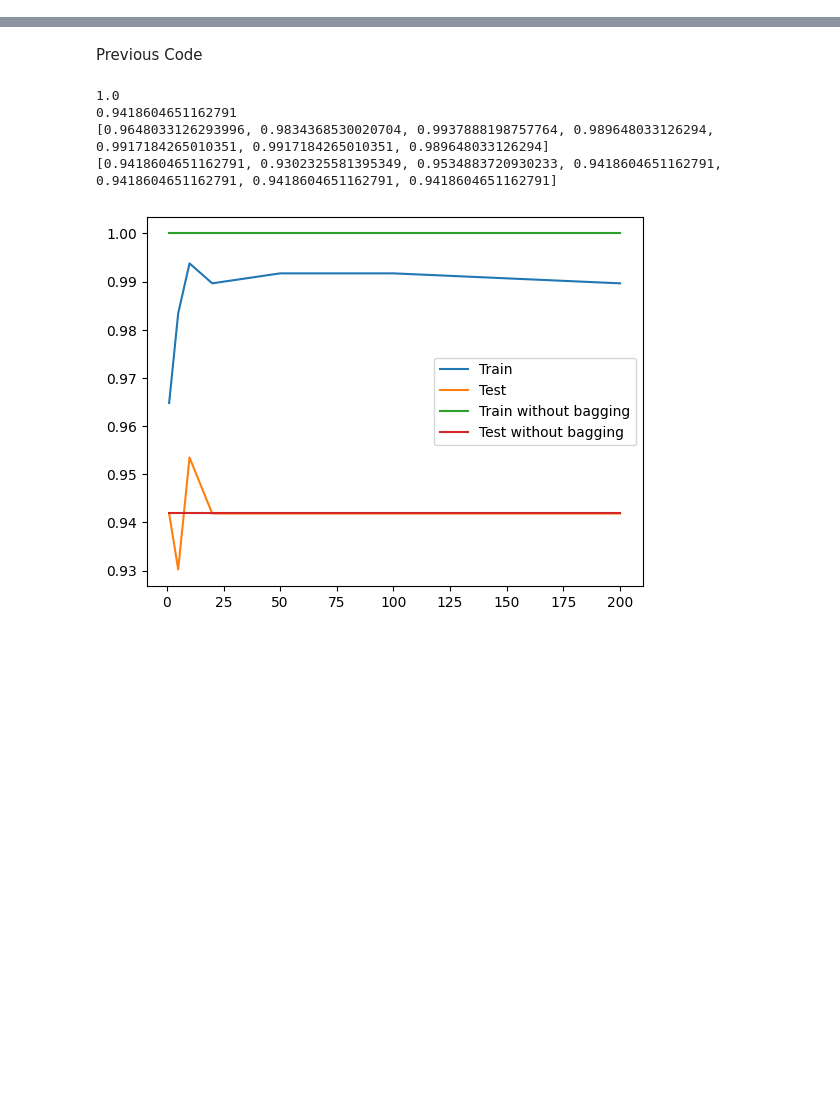
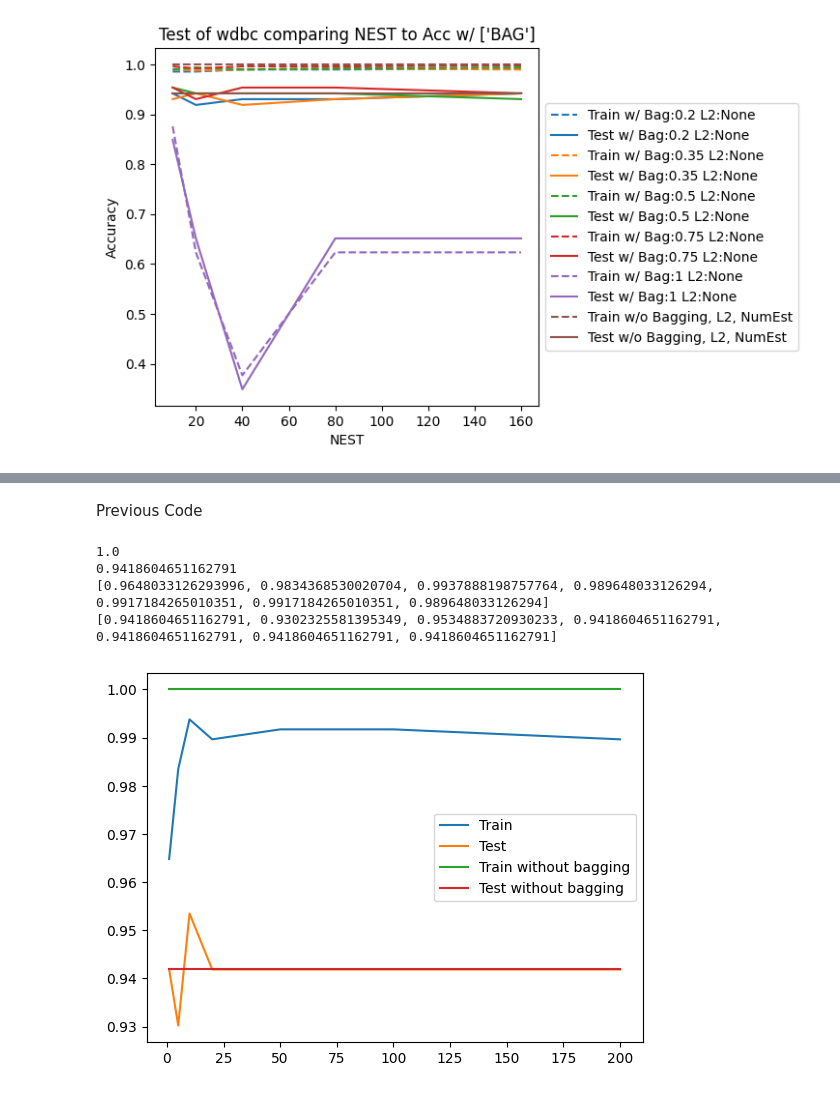
Before and after one commit to csci-567-project-KNQM/bagging-vs-boosting, a Jupyter notebook: main.ipynb, the cells around one changed output, grey strips where cells are left out. Saved outputs shown, nothing was run; the diff lists cells and outputs as text; code cells hidden in the pictures; blank space fills up the shorter version.

```diff
--- a/main.ipynb
+++ b/main.ipynb
@@ -304,0 +324,4 @@ testModel.Graph('L2',["NEST"])
+# %%
+testModel.Graph('NEST',["BAG"])
+# %% [output]
+[figure, added]
```
Also changed, not shown: parts of 11 cells of this notebook.
